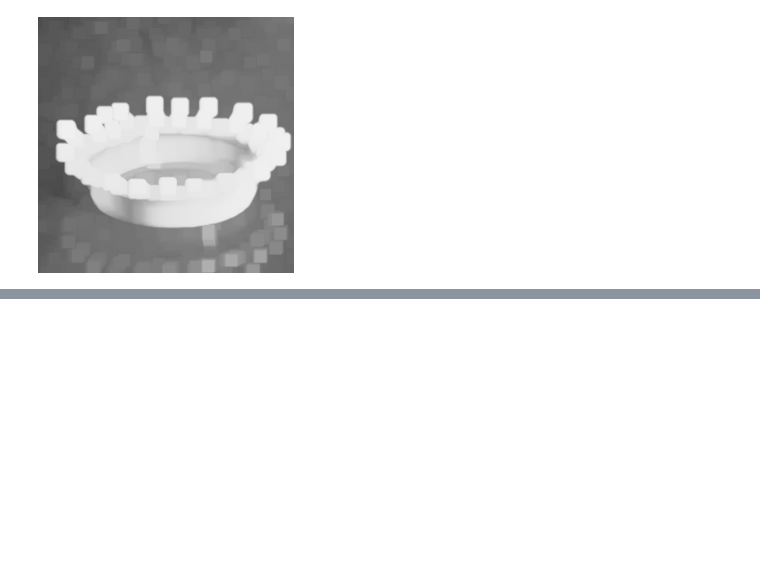
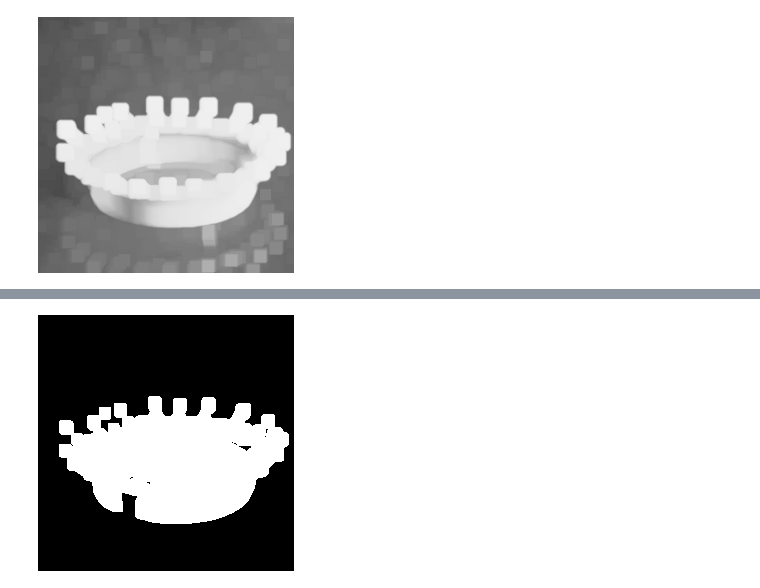
Before and after one commit to dogmaru/OpenCV, a Jupyter notebook: ch08/ch08_1.ipynb, the cells around one changed output, grey strips where cells are left out. Saved outputs shown, nothing was run; the diff lists cells and outputs as text; code cells hidden in the pictures; blank space fills up the shorter version.

```diff
--- a/ch08/ch08_1.ipynb
+++ b/ch08/ch08_1.ipynb
@@ -53,0 +83,6 @@ cv2_imshow(dilateImg2)
+# %%
+kernel = np.ones((3,3), np.uint8)
+dilateImg4 = cv2.dilate(erodeImg, kernel, iterations = 5)
+cv2_imshow(dilateImg4)  #침식 연산 후 팽창 연산 적용: 노이즈 제거되고 milkdrop 영역도 채워짐
+# %% [output]
+[figure, added]
```
Also changed, not shown: parts of 5 cells of this notebook, 1 other file.
